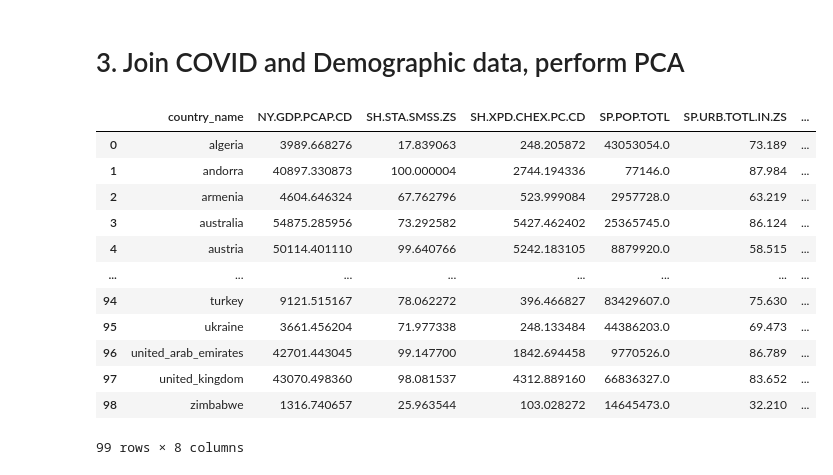
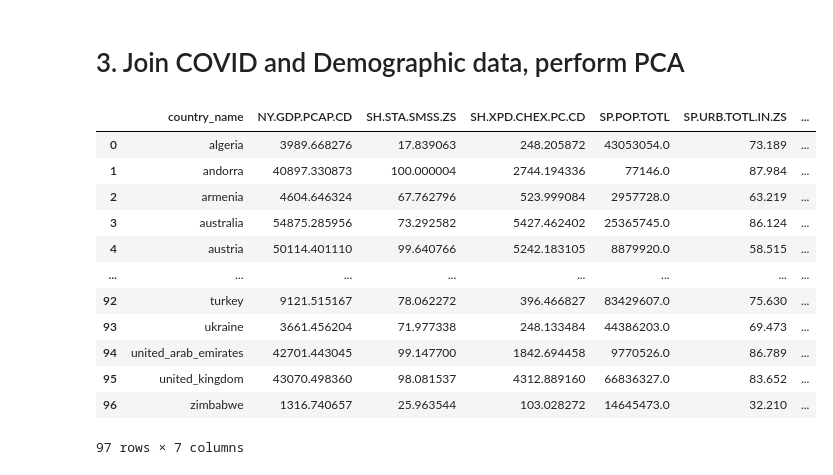
Before and after one commit to leonardotessarolo/pca-ica, a Jupyter notebook: 2-pca_covid_demographic.ipynb, the cells around one changed output. Drawn from its saved outputs; the diff is of its cells as text; code cells hidden in the pictures.

```diff
--- a/2-pca_covid_demographic.ipynb
+++ b/2-pca_covid_demographic.ipynb
@@ -75,0 +71,16 @@ demog_df.head()
+# %%
+DEMOG_INPUT = './input_data/2-pca_covid_demographic/worldbank_demographic_data.csv'
+KEPT_DEMOG_VARS = [
+    'NY.GDP.PCAP.CD',
+    'SH.STA.SMSS.ZS',
+    'SH.XPD.CHEX.PC.CD',
+    'SP.POP.TOTL',
+    'SP.URB.TOTL.IN.ZS'
+]
+
+# Read and filter demographic data
+demog_df = pd.read_csv(DEMOG_INPUT)
+demog_df = demog_df[
+    demog_df['Series Code'].isin(KEPT_DEMOG_VARS)
+]
+demog_df.head()
@@ -119,27 +137,13 @@ def clean_demog_data(_df):
     )
     df.columns.name = None
 
-    # Remove statistics with lots of NaN values
-    df = df[
-        [col for col in df.columns\
-             if col not in [
-                'SI.POV.GINI',
-                'SE.ADT.LITR.ZS',
-                'SE.XPD.TOTL.GD.ZS',
-                'EN.URB.MCTY.TL.ZS',
-                'EN.POP.DNST',
-                'FP.CPI.TOTL',
-                'SP.DYN.CBRT.IN',
-                'SH.XPD.CHEX.GD.ZS',
-                'NY.GDP.MKTP.CD'
-            ]
-        ]
-    ]
+    # Drop NA values
     df = df.dropna()
 
     # Format country name
     df['country_name'] = df['country_name'].apply(clean_country_name)
 
+    # Cast to float
     for col in [c for c in df.columns if c != 'country_name']:
         df[col] = df[col].astype(float)
 
@@ -160,29 +164,31 @@ demog_df.head()
 # %%
 # JOIN DEMOGRAPHIC DATA WITH COVID DATA
 joined = pd.merge(
     covid_df,
     demog_df,
     on='country_name',
     how='inner'
 )
-joined['cases_per_100k_pop'] = 1E5*joined['cases']/joined['SP.POP.TOTL']
+
+# Create normalized variable
 joined['deaths_per_100k_pop'] = 1E5*joined['deaths']/joined['SP.POP.TOTL']
-joined = joined.drop(columns=['cases', 'deaths'])
+joined = joined.drop(columns=['deaths'])
+
 joined
 # %% [output]
 |  | country_name | NY.GDP.PCAP.CD | SH.STA.SMSS.ZS | SH.XPD.CHEX.PC.CD | SP.POP.TOTL | SP.URB.TOTL.IN.ZS | ... |
 | 0 | algeria | 3989.668276 | 17.839063 | 248.205872 | 43053054.0 | 73.189 | ... |
 | 1 | andorra | 40897.330873 | 100.000004 | 2744.194336 | 77146.0 | 87.984 | ... |
 | 2 | armenia | 4604.646324 | 67.762796 | 523.999084 | 2957728.0 | 63.219 | ... |
 | 3 | australia | 54875.285956 | 73.292582 | 5427.462402 | 25365745.0 | 86.124 | ... |
 | 4 | austria | 50114.401110 | 99.640766 | 5242.183105 | 8879920.0 | 58.515 | ... |
 | ... | ... | ... | ... | ... | ... | ... | ... |
-| 94 | turkey | 9121.515167 | 78.062272 | 396.466827 | 83429607.0 | 75.630 | ... |
-| 95 | ukraine | 3661.456204 | 71.977338 | 248.133484 | 44386203.0 | 69.473 | ... |
-| 96 | united_arab_emirates | 42701.443045 | 99.147700 | 1842.694458 | 9770526.0 | 86.789 | ... |
-| 97 | united_kingdom | 43070.498360 | 98.081537 | 4312.889160 | 66836327.0 | 83.652 | ... |
-| 98 | zimbabwe | 1316.740657 | 25.963544 | 103.028272 | 14645473.0 | 32.210 | ... |
+| 92 | turkey | 9121.515167 | 78.062272 | 396.466827 | 83429607.0 | 75.630 | ... |
+| 93 | ukraine | 3661.456204 | 71.977338 | 248.133484 | 44386203.0 | 69.473 | ... |
+| 94 | united_arab_emirates | 42701.443045 | 99.147700 | 1842.694458 | 9770526.0 | 86.789 | ... |
+| 95 | united_kingdom | 43070.498360 | 98.081537 | 4312.889160 | 66836327.0 | 83.652 | ... |
+| 96 | zimbabwe | 1316.740657 | 25.963544 | 103.028272 | 14645473.0 | 32.210 | ... |
-99 rows × 8 columns
+97 rows × 7 columns
 # %%
 sns.pairplot(joined)
 # %% [output]
```
Also changed, not shown: parts of 20 cells of this notebook, 1 other file.
